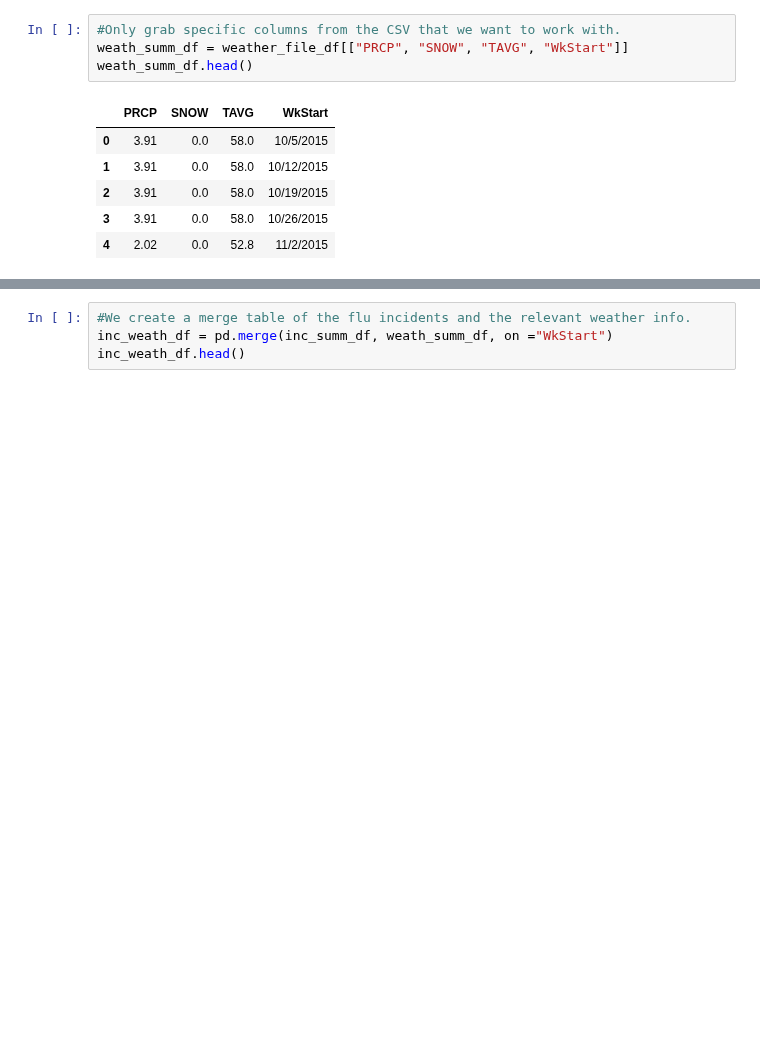
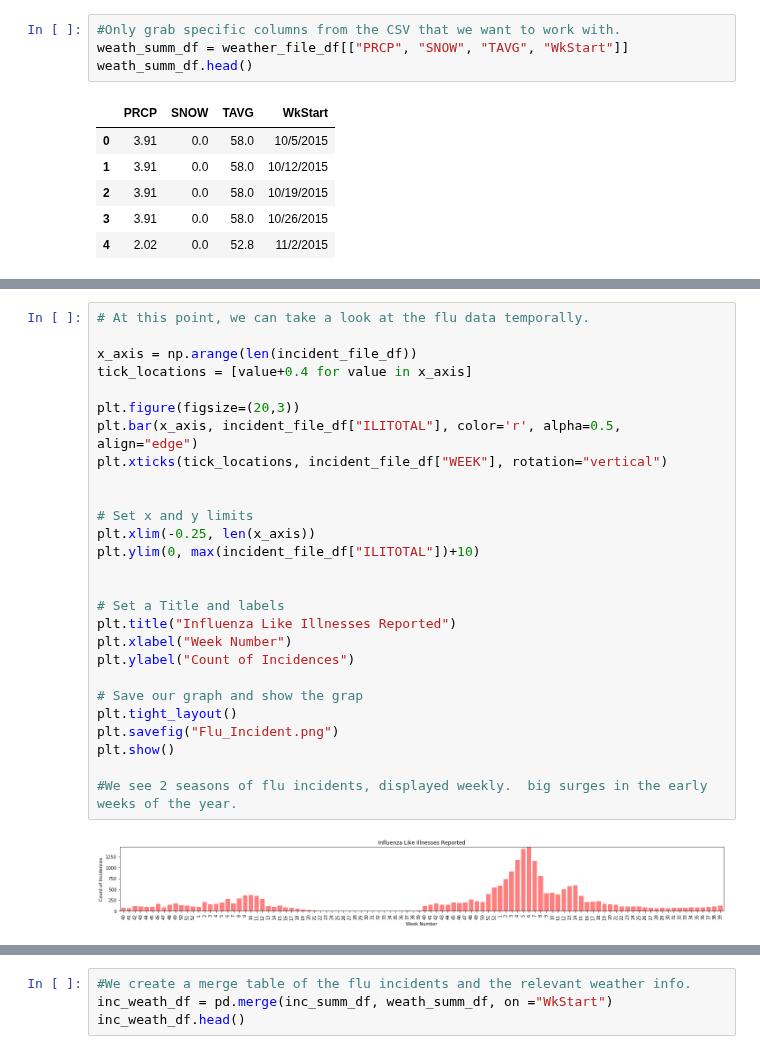
Before and after one commit to giolee88/FluTracker, a Jupyter notebook: Code/Flutracker_Plots.ipynb, the cells around one changed output, grey strips where cells are left out. Drawn from its saved outputs; the diff is of its cells as text; blank space fills up the shorter version.

```diff
--- a/Code/Flutracker_Plots.ipynb
+++ b/Code/Flutracker_Plots.ipynb
@@ -44,6 +45,35 @@ incident_file_df.head()
 | 2 | States | New York | 2015 | 42 | 10/19/2015 | 10/25/2015 | October | 10/1/2015 | X | ... |
 | 3 | States | New York | 2015 | 43 | 10/26/2015 | 11/1/2015 | October | 10/1/2015 | X | ... |
 | 4 | States | New York | 2015 | 44 | 11/2/2015 | 11/8/2015 | November | 11/1/2015 | X | ... |
+# %%
+# At this point, we can take a look at the flu data temporally.
+
+x_axis = np.arange(len(incident_file_df))
+tick_locations = [value+0.4 for value in x_axis]
+
+plt.figure(figsize=(20,3))
+plt.bar(x_axis, incident_file_df["ILITOTAL"], color='r', alpha=0.5, align="edge")
+plt.xticks(tick_locations, incident_file_df["WEEK"], rotation="vertical")
+
+
+# Set x and y limits
+plt.xlim(-0.25, len(x_axis))
+plt.ylim(0, max(incident_file_df["ILITOTAL"])+10)
+
+
+# Set a Title and labels
+plt.title("Influenza Like Illnesses Reported")
+plt.xlabel("Week Number")
+plt.ylabel("Count of Incidences")
+
+# Save our graph and show the grap
+plt.tight_layout()
+plt.savefig("Flu_Incident.png")
+plt.show()
+
+#We see 2 seasons of flu incidents, displayed weekly.  big surges in the early weeks of the year.
+# %% [output]
+[figure, added]
 # %%
 #Again we are going to grab only what we want out of the CSV and check it out
 inc_summ_df = incident_file_df[["WkStart","ILITOTAL" ]]
```
Also changed, not shown: parts of 17 cells of this notebook, 5 other files.
